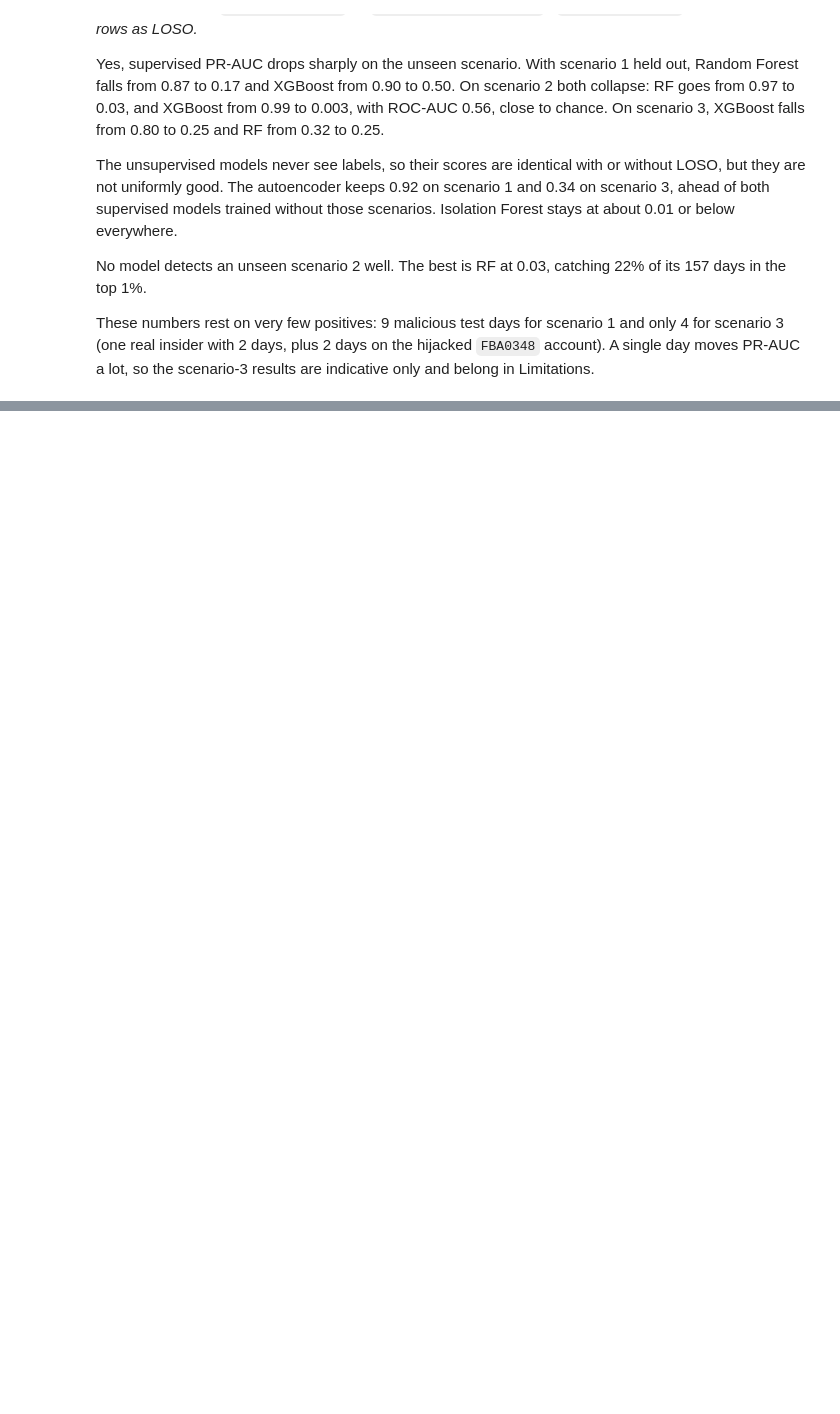
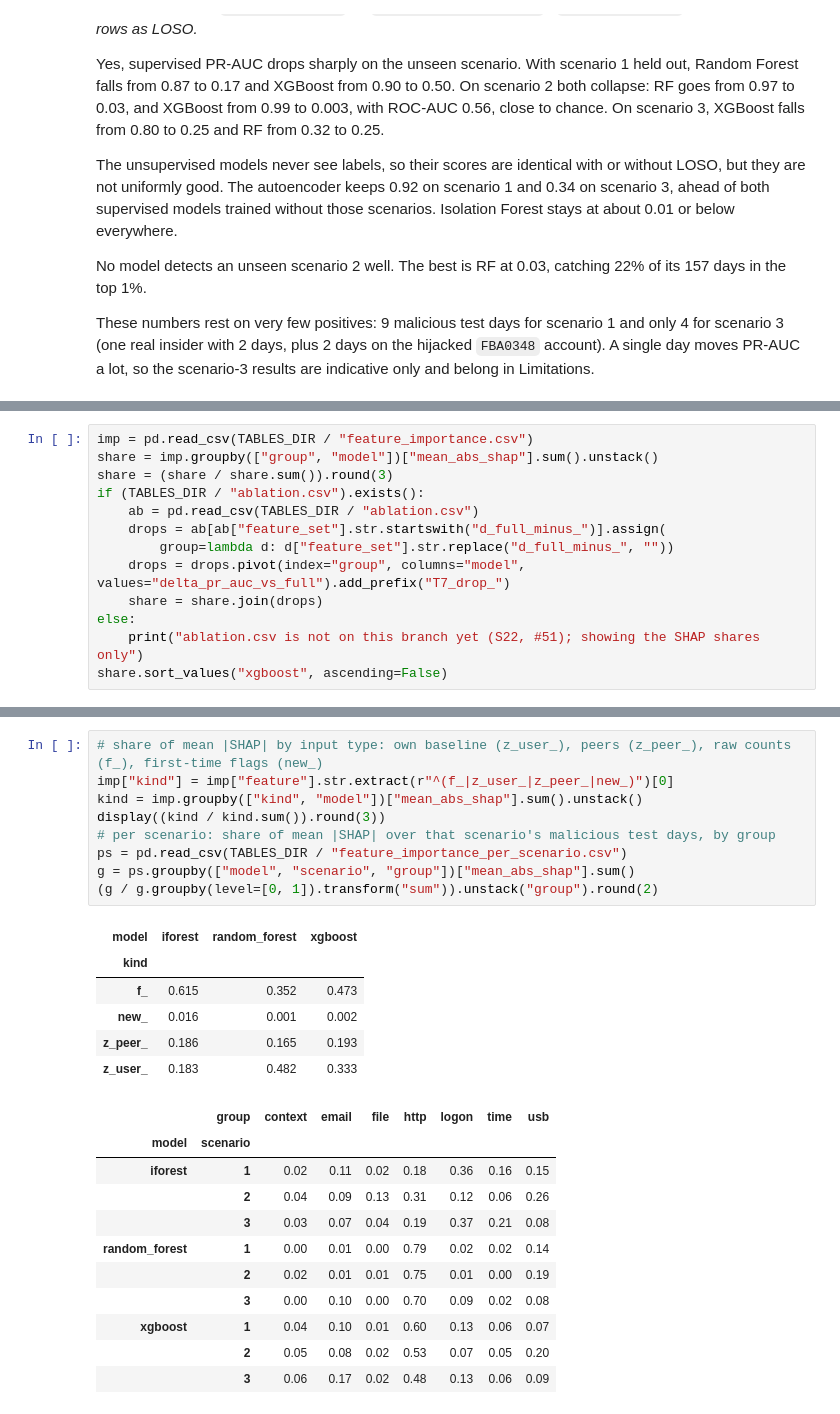
Before and after one commit to SupriyeAmatya/AI-Based-User-and-Entity-Behavior-Analytics-for-Insider-Threat-Detection, a Jupyter notebook: notebooks/04_evaluation.ipynb, the cells around one changed output, grey strips where cells are left out. Drawn from its saved outputs; the diff is of its cells as text; blank space fills up the shorter version.

```diff
--- a/notebooks/04_evaluation.ipynb
+++ b/notebooks/04_evaluation.ipynb
@@ -125,0 +167,13 @@ These numbers rest on very few positives: 9 malicious test days for scenario 1 a
+# %%
+imp = pd.read_csv(TABLES_DIR / "feature_importance.csv")
+share = imp.groupby(["group", "model"])["mean_abs_shap"].sum().unstack()
+share = (share / share.sum()).round(3)
+if (TABLES_DIR / "ablation.csv").exists():
+    ab = pd.read_csv(TABLES_DIR / "ablation.csv")
+    drops = ab[ab["feature_set"].str.startswith("d_full_minus_")].assign(
+        group=lambda d: d["feature_set"].str.replace("d_full_minus_", ""))
+    drops = drops.pivot(index="group", columns="model", values="delta_pr_auc_vs_full").add_prefix("T7_drop_")
+    share = share.join(drops)
+else:
+    print("ablation.csv is not on this branch yet (S22, #51); showing the SHAP shares only")
+share.sort_values("xgboost", ascending=False)
@@ -125,0 +191,27 @@ These numbers rest on very few positives: 9 malicious test days for scenario 1 a
+# %%
+# share of mean |SHAP| by input type: own baseline (z_user_), peers (z_peer_), raw counts (f_), first-time flags (new_)
+imp["kind"] = imp["feature"].str.extract(r"^(f_|z_user_|z_peer_|new_)")[0]
+kind = imp.groupby(["kind", "model"])["mean_abs_shap"].sum().unstack()
+display((kind / kind.sum()).round(3))
+# per scenario: share of mean |SHAP| over that scenario's malicious test days, by group
+ps = pd.read_csv(TABLES_DIR / "feature_importance_per_scenario.csv")
+g = ps.groupby(["model", "scenario", "group"])["mean_abs_shap"].sum()
+(g / g.groupby(level=[0, 1]).transform("sum")).unstack("group").round(2)
+# %% [output]
+| model | iforest | random_forest | xgboost |
+| kind |  |  |  |
+| f_ | 0.615 | 0.352 | 0.473 |
+| new_ | 0.016 | 0.001 | 0.002 |
+| z_peer_ | 0.186 | 0.165 | 0.193 |
+| z_user_ | 0.183 | 0.482 | 0.333 |
+|  | group | context | email | file | http | logon | time | usb |
+| model | scenario |  |  |  |  |  |  |  |
+| iforest | 1 | 0.02 | 0.11 | 0.02 | 0.18 | 0.36 | 0.16 | 0.15 |
+|  | 2 | 0.04 | 0.09 | 0.13 | 0.31 | 0.12 | 0.06 | 0.26 |
+|  | 3 | 0.03 | 0.07 | 0.04 | 0.19 | 0.37 | 0.21 | 0.08 |
+| random_forest | 1 | 0.00 | 0.01 | 0.00 | 0.79 | 0.02 | 0.02 | 0.14 |
+|  | 2 | 0.02 | 0.01 | 0.01 | 0.75 | 0.01 | 0.00 | 0.19 |
+|  | 3 | 0.00 | 0.10 | 0.00 | 0.70 | 0.09 | 0.02 | 0.08 |
+| xgboost | 1 | 0.04 | 0.10 | 0.01 | 0.60 | 0.13 | 0.06 | 0.07 |
+|  | 2 | 0.05 | 0.08 | 0.02 | 0.53 | 0.07 | 0.05 | 0.20 |
+|  | 3 | 0.06 | 0.17 | 0.02 | 0.48 | 0.13 | 0.06 | 0.09 |
```
Also changed, not shown: parts of 10 cells of this notebook, 7 other files.
